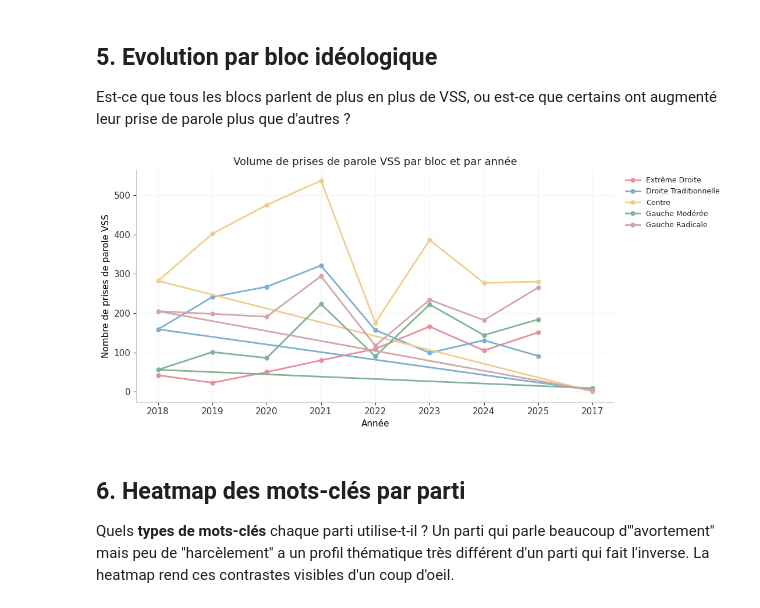
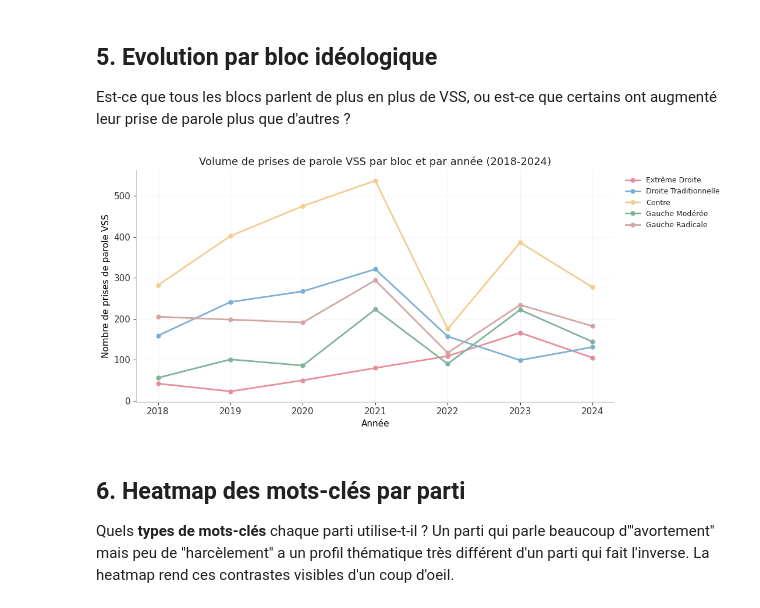
Before and after one commit to gabrielorsatti/projet_eco_socio, a Jupyter notebook: 03_statistiques_exploratoires.ipynb, the cells around one changed output. Saved outputs shown, nothing was run; the diff lists cells and outputs as text; code cells hidden in the pictures.

```diff
--- a/03_statistiques_exploratoires.ipynb
+++ b/03_statistiques_exploratoires.ipynb
@@ -163,23 +160,29 @@ plt.show()
 Est-ce que tous les blocs parlent de plus en plus de VSS, ou est-ce que
 certains ont augmenté leur prise de parole plus que d'autres ?
 # %%
-df_vss['annee'] = df_vss['date'].dt.to_period('Y').astype(str)
-evol_bloc = df_vss.groupby(['annee', 'bloc']).size().reset_index(name='count')
+df_vss['annee_int'] = df_vss['date'].dt.year
+
+df_vss_filtre = df_vss[(df_vss['annee_int'] >= 2018) & (df_vss['annee_int'] < 2025)]
+
+evol_bloc = df_vss_filtre.groupby(['annee_int', 'bloc']).size().reset_index(name='count')
 
 fig, ax = plt.subplots(figsize=(11, 5))
 for bloc in ORDRE_BLOCS:
-    sub = evol_bloc[evol_bloc['bloc'] == bloc].sort_values('annee')
+    sub = evol_bloc[evol_bloc['bloc'] == bloc].sort_values('annee_int')
     if sub.empty: continue
-    ax.plot(sub['annee'], sub['count'], marker='o', label=bloc,
+    ax.plot(sub['annee_int'], sub['count'], marker='o', label=bloc,
             color=COULEURS_BLOCS[bloc], lw=2, markersize=5)
+
 ax.set_xlabel("Année")
 ax.set_ylabel("Nombre de prises de parole VSS")
-ax.set_title("Volume de prises de parole VSS par bloc et par année")
+ax.set_title("Volume de prises de parole VSS par bloc et par année (2018-2024)")
+ax.set_xticks(range(2018, 2025))
 ax.legend(bbox_to_anchor=(1.01, 1), loc='upper left')
+
 plt.tight_layout()
 plt.show()
 # %% [output]
-[figure, old version]
+[figure, new version]
 # %% [markdown]
 ## 6. Heatmap des mots-clés par parti
 
```
Also changed, not shown: parts of 3 cells of this notebook, 3 other files.
